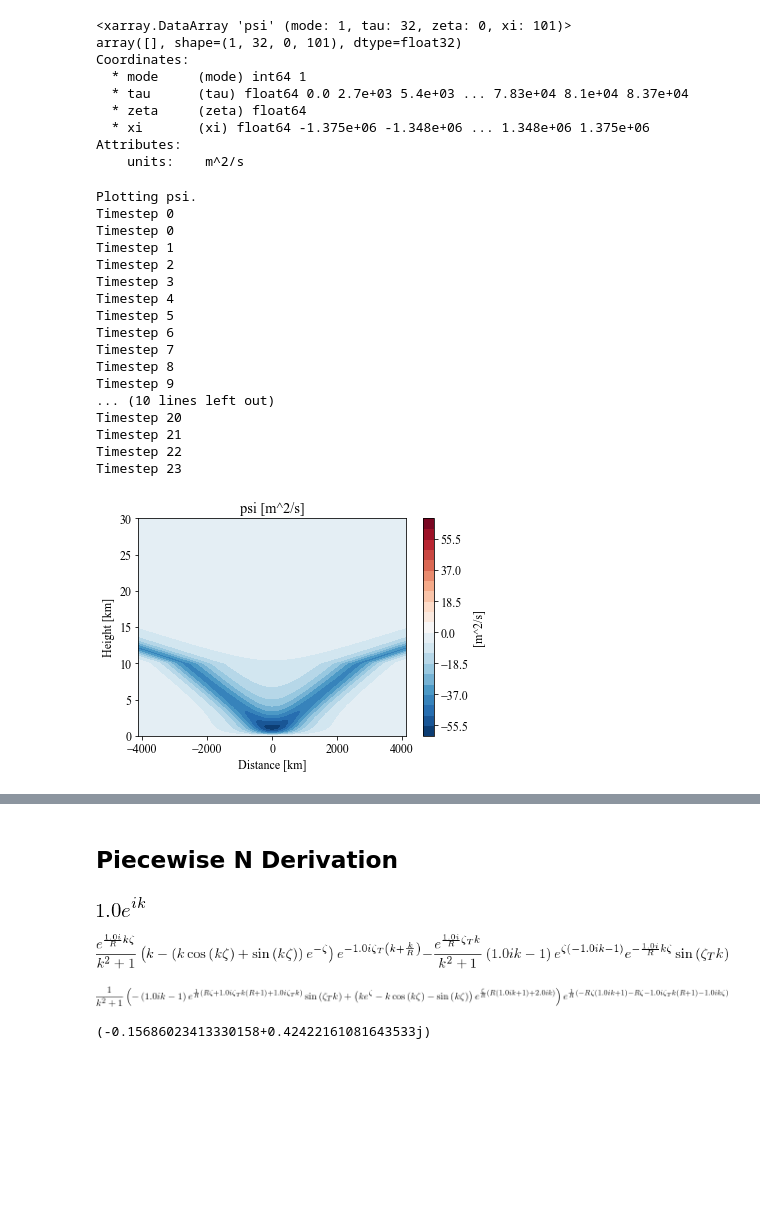
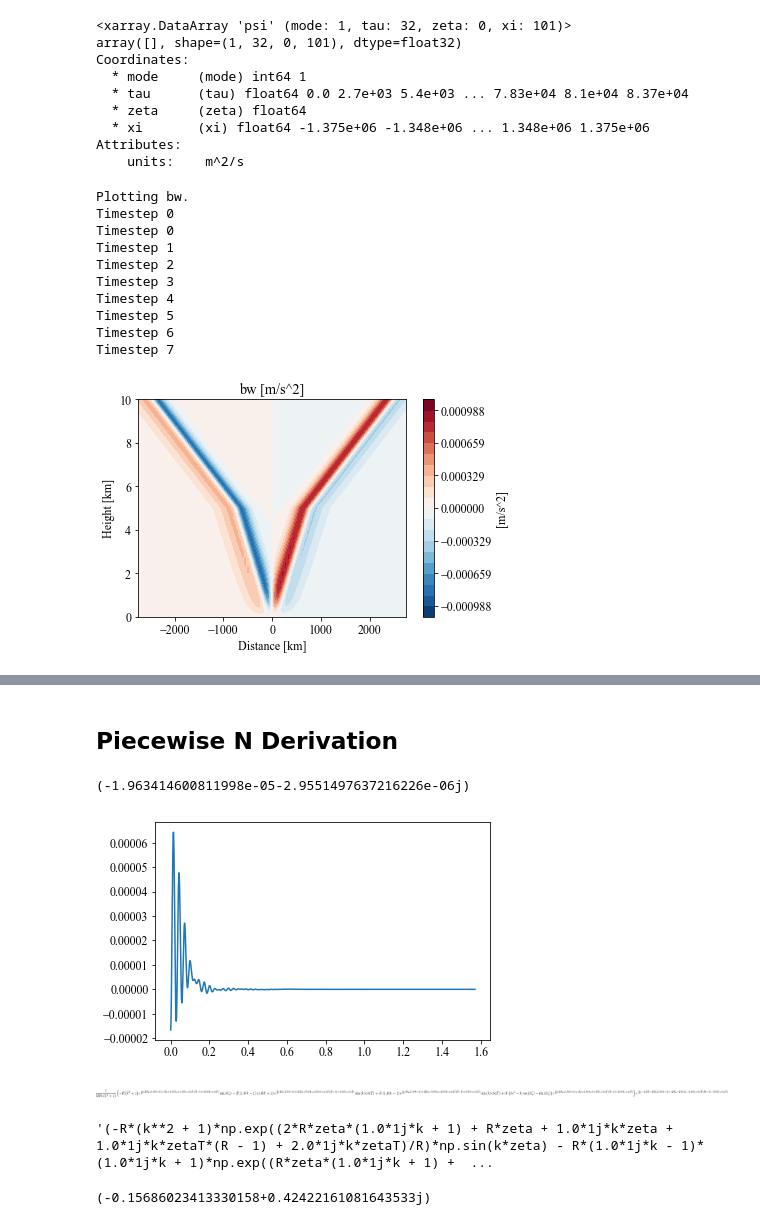
Before and after one commit to eshort0401/rotunno83, a Jupyter notebook: python_scripts/rotunno83.ipynb, the cells around one changed output, grey strips where cells are left out. Cells and saved outputs as stored; diff of their text form; code cells hidden in the pictures; blank space fills up the shorter version.

```diff
--- a/python_scripts/rotunno83.ipynb
+++ b/python_scripts/rotunno83.ipynb
@@ -19,7 +19,7 @@ import rotunno_helpers
 %aimport rotunno, rotunno_helpers, channel_helpers, qian_helpers, piecewise_N_helpers
 # %%
 theta0=300
-N=0.02
+N=0.01
 h=1000
 delTheta=8
 latitude=25
@@ -28,7 +28,7 @@ beta, Atilde, f, h = rt.calc_rotunno_parameters(N=N,theta0=theta0,delTheta=delTh
 # ds_rotunno = rt.solve_rotunno_case_two(xiN=61, zetaN=31, tauN=32, kN=1000,
 #                                        xi0=0.1, beta=beta, Atilde=Atilde)
 # ds_qian = rt.solve_qian(xiN=61, zetaN=31, tauN=4, sN=1000, U=0.6, L=0.1, alpha=3)
-ds_pwN = rt.solve_piecewise_N(xiN=51, zetaN=41, tauN=24, sN=500, L=4, R=0.4, zetaT=20, alpha=3)
+ds_pwN = rt.solve_piecewise_N(xiN=101, zetaN=51, tauN=8, sN=1000, L=2, R=0.4, zetaT=10, alpha=3)
 # ds_channel = rt.solve_channel(xiN=121, zetaN=61, tauN=32, sN=1000, U=0.625,
 #                               d=10, alpha=3, sigma=4, heat_island=False)
 
@@ -121,35 +101,28 @@ Attributes:
 # %%
 # rt.animateCont(ds_channel_dim.sel(mode=[1,2,3]).sum(dim='mode', keep_attrs=True).squeeze(),var='theta_q')
 # rt.animateCont(ds_rotunno_dim, var='theta_pert_w')
 
-rt.animateCont(ds_pwN_dim.sel(mode=[1,2]).sum(dim='mode', keep_attrs=True).squeeze(), var='psi')
+rt.animateCont(ds_pwN_dim.sel(mode=[1,2]).sum(dim='mode', keep_attrs=True).squeeze(), var='bw')
 # rt.animateCont(ds_qian_dim.sel(mode=[1]).sum(dim='mode', keep_attrs=True).squeeze(),  var='theta_w')
 
 # rt.animateCont(ds_qian_dim.sum(dim='mode', keep_attrs=True).squeeze(),  var='theta_w')
 # rt.animateCont(ds_qian_dim.sel(mode=[2]).sum(dim='mode', keep_attrs=True).squeeze(),  var='psi')
 # for i in np.arange(1,7):
 #     rt.animateCont(ds_qian_dim.sel(submode=i),  var='bw')
 # rt.animateCont(ds_qian_dim.sel(submode=[2,3,4,5,6]).sum(dim='submode', keep_attrs=True).squeeze(),'bw')
 # rt.animateCont(ds_qian_dim.sel(mode=2).squeeze(),  var='psi')
 # %% [output]
-Plotting psi.
+Plotting bw.
 Timestep 0
 Timestep 0
 Timestep 1
 Timestep 2
 Timestep 3
 Timestep 4
 Timestep 5
 Timestep 6
 Timestep 7
-Timestep 8
-Timestep 9
-... (10 lines left out)
-Timestep 20
-Timestep 21
-Timestep 22
-Timestep 23
-[figure, old version]
+[figure, new version]
 # %%
 ds_qian_dim['theta_pert_q'] = ds_qian_dim.bq*300/9.807
 ds_qian_dim.theta_pert_q.attrs['units'] = 'K'
@@ -181,3 +166,21 @@ Timestep 31
+# %%
+zet=11
+zetaT=10
+R=0.5
+sN=5000
+s=np.arange(1/sN,1,1/sN)
+theta=calc_theta(s,alpha=1)
+k2=calc_k_2(theta,2*np.pi)
+k3=calc_k_3(theta,2*np.pi)
+k=10*np.tan(theta)
+# plt.plot(s,k2)
+# plt.plot(s[0:790],10*np.tan(theta)[0:790],'.')
+test=np.exp((1j*k-1)*zet)/k/(k**2+1)*(-np.sin(k*zet)*np.exp(1j*k/R*(zet-zetaT))+np.sin(k*zetaT)*np.exp(1j*k/R*(zetaT-zet)))
+plt.plot(theta,test)
+np.trapz(k,test)
+# %% [output]
+(-1.963414600811998e-05-2.9551497637216226e-06j)
+[figure, added]
 # %%
 from sympy import *
 # %%
@@ -186,17 +189,13 @@ test = (-exp(-zet)*(sin(k*zet)+k*cos(k*zet))+k)/(k**2+1)*exp(1j*k/R*zet)*exp(-1j
 # %%
 init_printing()
-# %%
-simplify(cos(k)+1j*sin(k))
-# %% [output]
-[figure, removed]
-# %%
-test
-# %% [output]
-[figure, removed]
 # %%
-simplify(test)
+simplify(diff(test,zet))
 # %% [output]
-[figure, old version]
+[figure, new version]
+# %%
+str(simplify(diff(test,zet))).replace('I','1j').replace('exp','np.exp').replace('sin','np.sin').replace('cos','np.cos')
+# %% [output]
+'(-R*(k**2 + 1)*np.exp((2*R*zeta*(1.0*1j*k + 1) + R*zeta + 1.0*1j*k*zeta + 1.0*1j*k*zetaT*(R - 1) + 2.0*1j*k*zetaT)/R)*np.sin(k*zeta) - R*(1.0*1j*k - 1)*(1.0*1j*k + 1)*np.exp((R*zeta*(1.0*1j*k + 1) +  ...
 # %%
 import numpy as np
 zet=20
```
Also changed, not shown: parts of 4 cells of this notebook, 2 other files.
